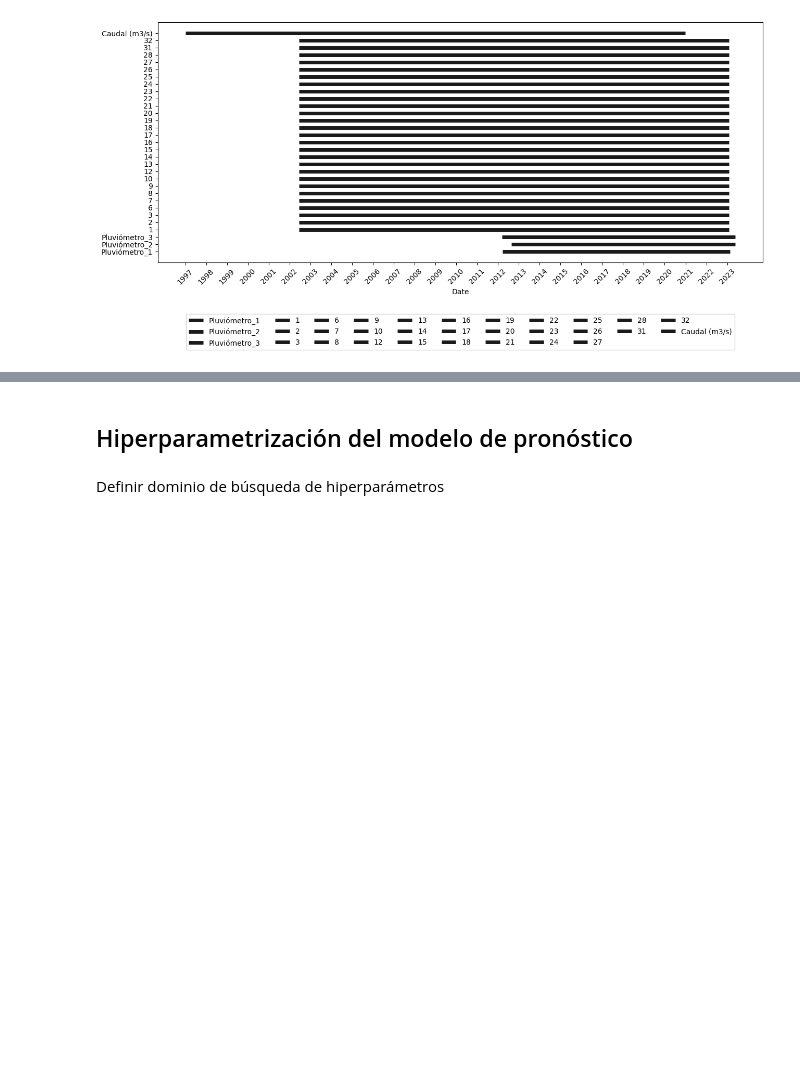
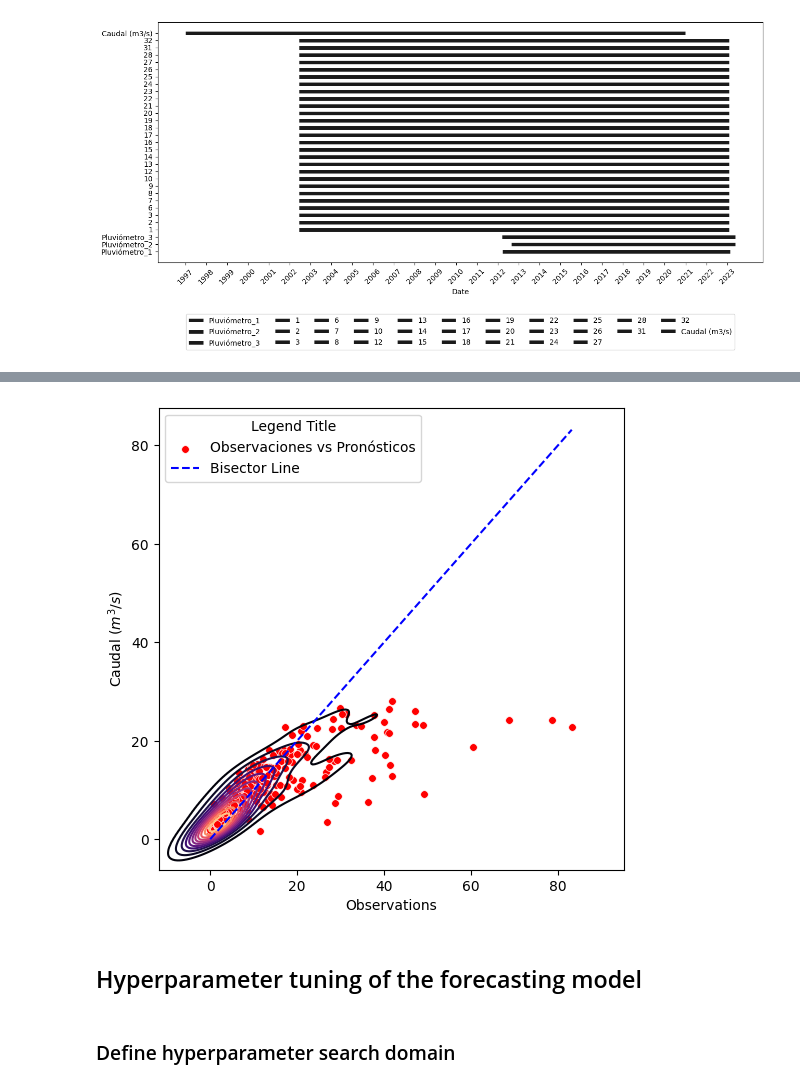
Before and after one commit to paulmunozpauta/Course_ML_hydrological_forecasting, a Jupyter notebook: notebooks/3_ML_forecasting.ipynb, the cells around one changed output, grey strips where cells are left out. Drawn from its saved outputs; the diff is of its cells as text; code cells hidden in the pictures; blank space fills up the shorter version.

```diff
--- a/notebooks/3_ML_forecasting.ipynb
+++ b/notebooks/3_ML_forecasting.ipynb
@@ -993,37 +1254,39 @@ plt.show()
 # %%
 
 # Assuming testing_period is a pandas DataFrame with labeled columns
 fig, ax = plt.subplots(figsize=(6, 6))
 
 # Scatter plot for Observaciones
-x = testing_period_ENSO['Observaciones']
-y = testing_period_ENSO['Pronósticos']
+x = testing_period_ENSO['Observations']
+y = testing_period_ENSO['Forecasts']
 sns.scatterplot(x=x, y=y, color='red', marker='o', s=30, label='Observaciones vs Pronósticos', ax=ax)
 
 # KDE plot for density
 
 
 data = np.vstack((x, y)).T
 
 sns.kdeplot(x=x, y=y, cmap='magma', ax=ax, fill=False, thresh=0, levels=13, legend=False)
 
 # Add a bisector line (y = x)
 min_val = min(x.min(), y.min())
 max_val = max(x.max(), y.max())
 ax.plot([min_val, max_val], [min_val, max_val], color='blue', linestyle='--', label='Bisector Line')
 
 # Adding labels for the legend
 ax.legend(title='Legend Title')
 
 # Adding a label to the y-axis
 ax.set_ylabel('Caudal ($m^3/s$)')
 
 # Show the plot
 plt.show()
+# %% [output]
+[figure, added]
 # %% [markdown]
-## Hiperparametrización del modelo de pronóstico
+## Hyperparameter tuning of the forecasting model
 # %% [markdown]
-Definir dominio de búsqueda de hiperparámetros
+### Define hyperparameter search domain
 # %%
 # Define the parameter grid
 param_grid = {
```
Also changed, not shown: parts of 64 cells of this notebook, 5 other files.
